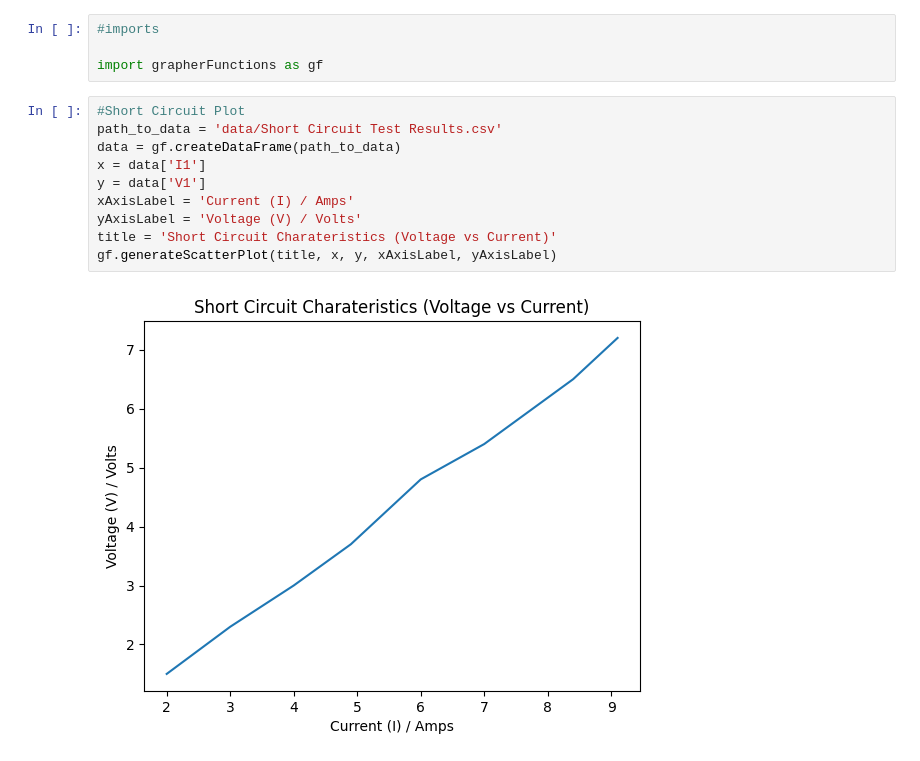
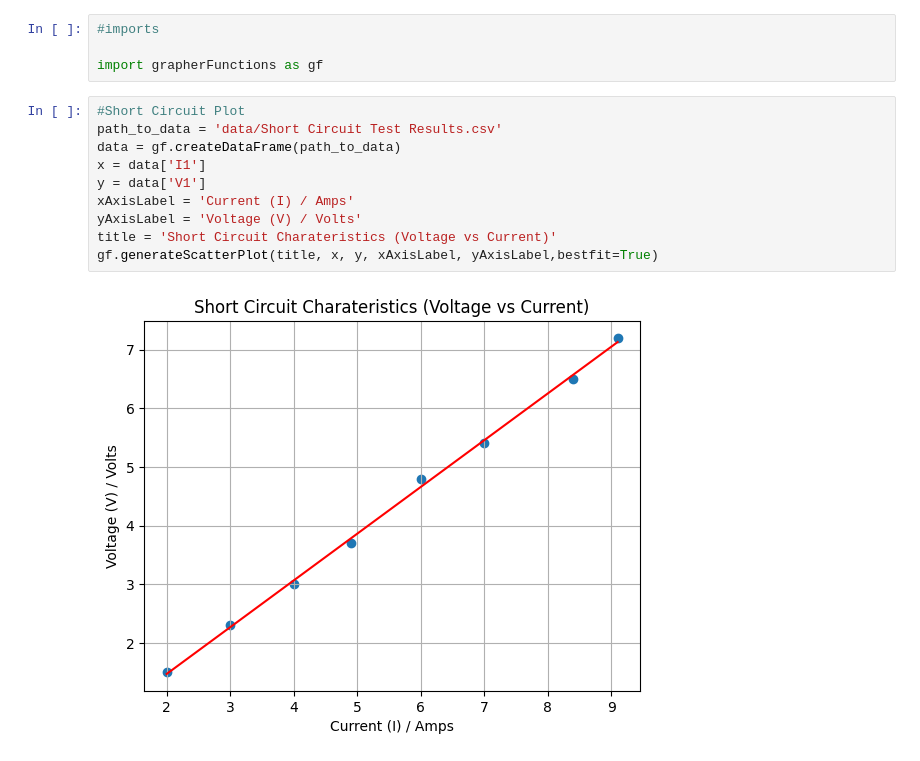
Before and after one commit to JusticeSwann/ECNG-2000-Lab-Scripts, a Jupyter notebook: Lab1.ipynb, the cells around one changed output. Drawn from its saved outputs; the diff is of its cells as text.

Commit message:
Added Gridlines to graphs, added functionality for best fit line

```diff
--- a/Lab1.ipynb
+++ b/Lab1.ipynb
@@ -5,13 +5,13 @@ import grapherFunctions as gf
 # %%
 #Short Circuit Plot
 path_to_data = 'data/Short Circuit Test Results.csv'
 data = gf.createDataFrame(path_to_data)
 x = data['I1']
 y = data['V1']
 xAxisLabel = 'Current (I) / Amps'
 yAxisLabel = 'Voltage (V) / Volts'
 title = 'Short Circuit Charateristics (Voltage vs Current)'
-gf.generateScatterPlot(title, x, y, xAxisLabel, yAxisLabel)
+gf.generateScatterPlot(title, x, y, xAxisLabel, yAxisLabel,bestfit=True)
 # %% [output]
-[figure, old version]
+[figure, new version]
 # %%
```
Also changed, not shown: parts of 1 cell of this notebook, 1 other file.
